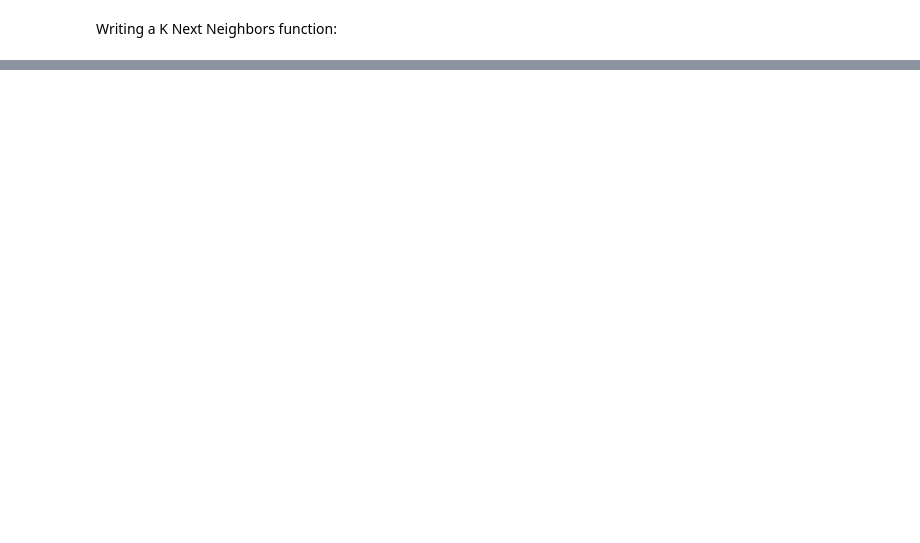
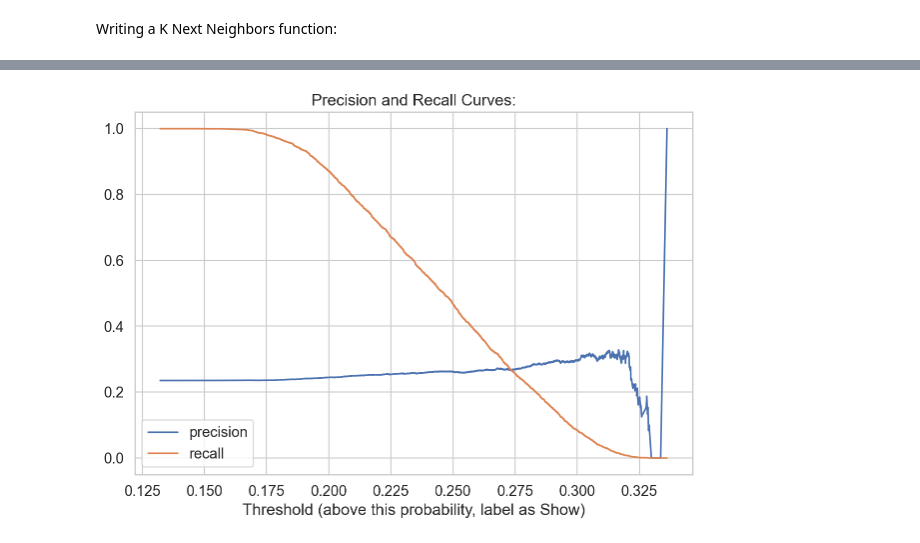
Before and after one commit to pbovard63/Predicting_Hong_Kong_Horse_Racing_Finishes, a Jupyter notebook: initial_model_eda.ipynb, the cells around one changed output, grey strips where cells are left out. Cells and saved outputs as stored; diff of their text form; code cells hidden in the pictures; blank space fills up the shorter version.

```diff
--- a/initial_model_eda.ipynb
+++ b/initial_model_eda.ipynb
@@ -408,3 +299,0 @@ Just with draw:
-# %%
-X = comb_training_model_gender[['draw']]
-y = comb_training_model_gender['Show']
@@ -419,3 +299,0 @@ Just with horse_rating:
-# %%
-X = comb_training_model_gender[['horse_rating']]
-y = comb_training_model_gender['Show']
@@ -427,0 +304,4 @@ Logistic Regression Validation F1 Score: 0.0
+# %%
+log_precision_and_recall_curves(X,y,C=0.95)
+# %% [output]
+[figure, added]
```
Also changed, not shown: parts of 30 cells of this notebook, 2 other files.
